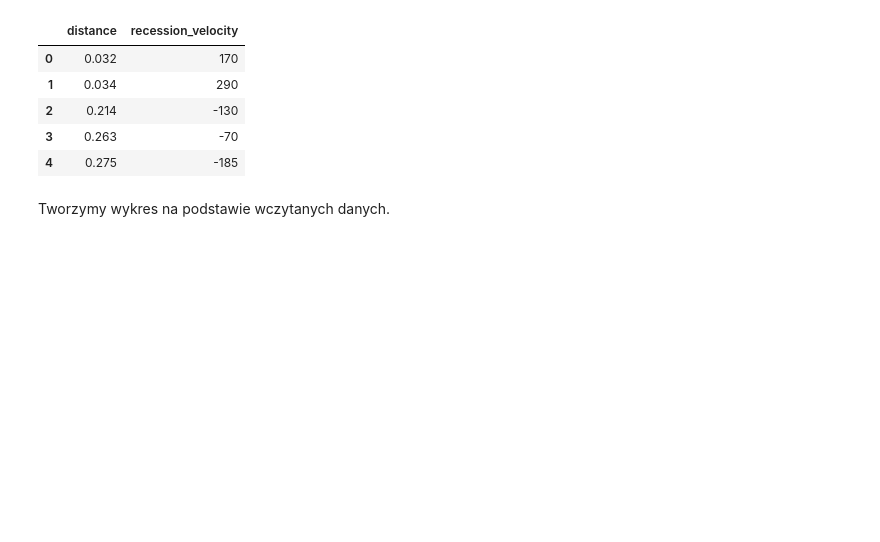
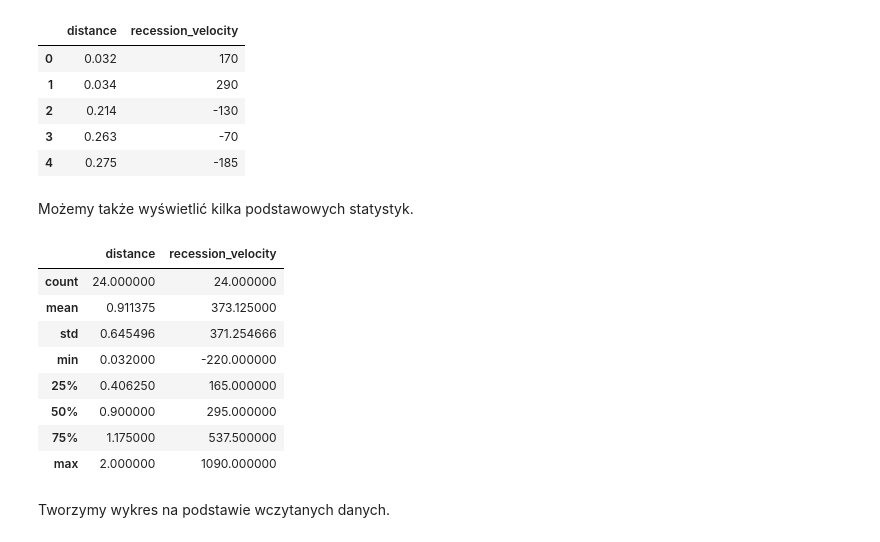
Before and after one commit to blackbat13/python_wprowadzenie, a Jupyter notebook: zajecia3/pandas_wprowadzenie.ipynb, the cells around one changed output. Cells and saved outputs as stored; diff of their text form; code cells hidden in the pictures; blank space fills up the shorter version.

```diff
--- a/zajecia3/pandas_wprowadzenie.ipynb
+++ b/zajecia3/pandas_wprowadzenie.ipynb
@@ -15,6 +17,20 @@ data.head()
 | 2 | 0.214 | -130 |
 | 3 | 0.263 | -70 |
 | 4 | 0.275 | -185 |
+# %% [markdown]
+Możemy także wyświetlić kilka podstawowych statystyk.
+# %%
+data.describe()
+# %% [output]
+|  | distance | recession_velocity |
+| count | 24.000000 | 24.000000 |
+| mean | 0.911375 | 373.125000 |
+| std | 0.645496 | 371.254666 |
+| min | 0.032000 | -220.000000 |
+| 25% | 0.406250 | 165.000000 |
+| 50% | 0.900000 | 295.000000 |
+| 75% | 1.175000 | 537.500000 |
+| max | 2.000000 | 1090.000000 |
 # %% [markdown]
 Tworzymy wykres na podstawie wczytanych danych.
 # %%
```
Also changed, not shown: parts of 1 cell of this notebook.
